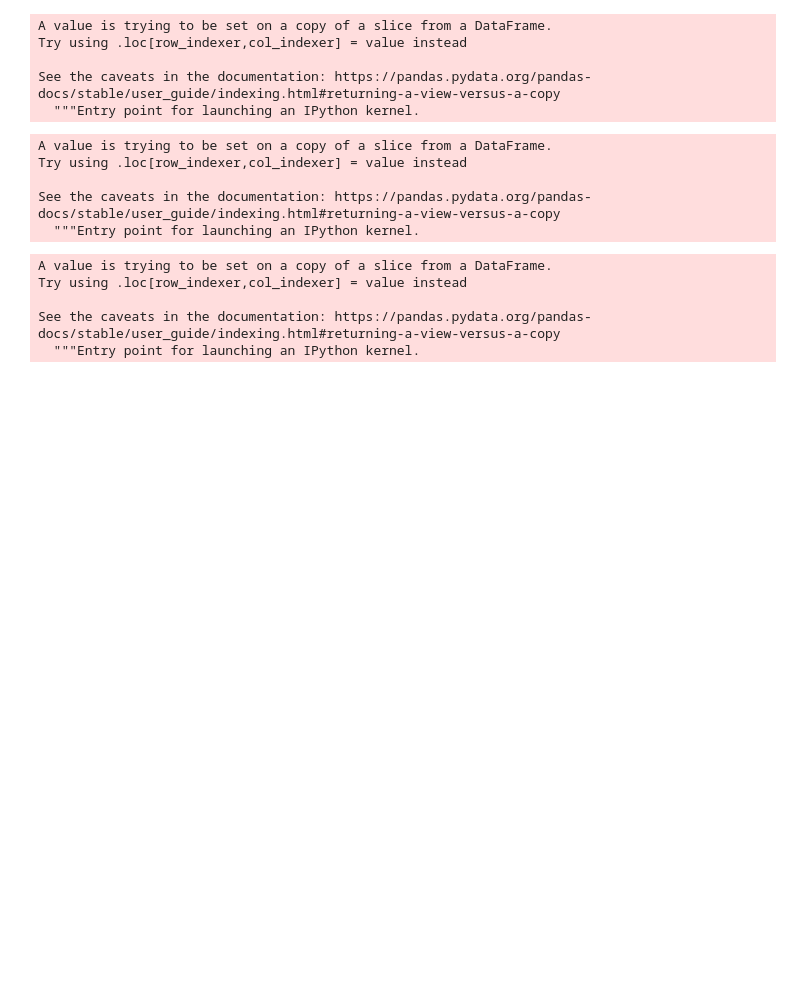
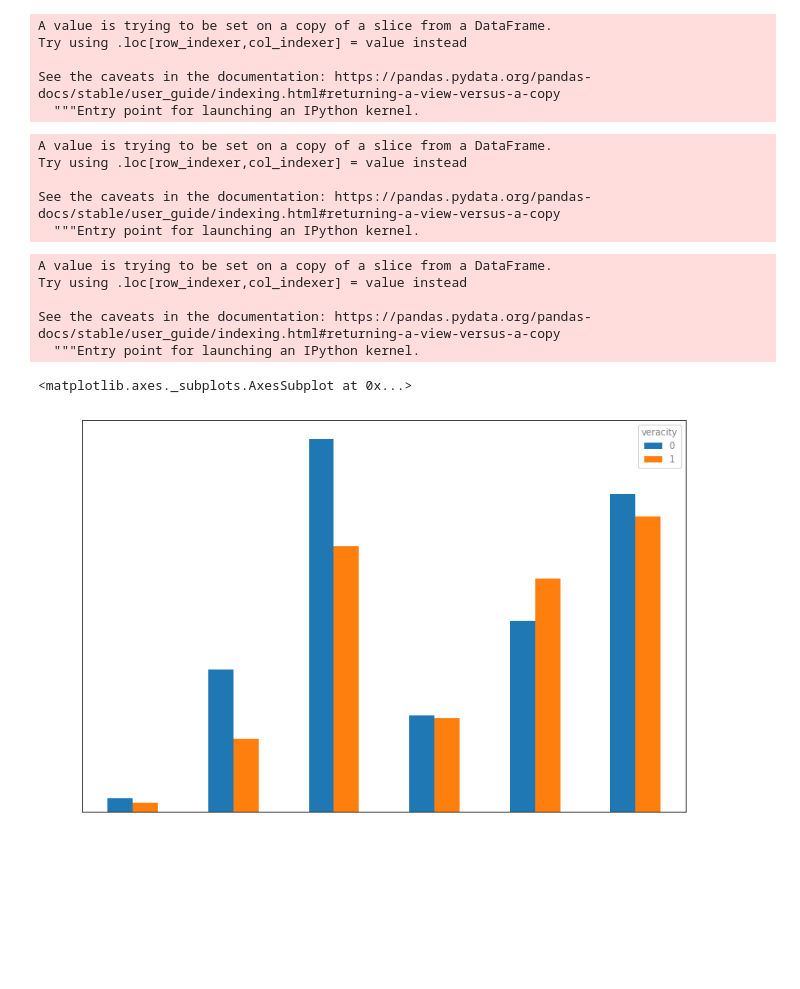
Before and after one commit to BraianVicente/7506-real_or_not, a Jupyter notebook: src/twitter/NLP With Tweets - TP1 - Analisis Exploratorio - Lenguaje.ipynb, the cells around one changed output. Cells and saved outputs as stored; diff of their text form; code cells hidden in the pictures; blank space fills up the shorter version.

```diff
--- a/src/twitter/NLP With Tweets - TP1 - Analisis Exploratorio - Lenguaje.ipynb
+++ b/src/twitter/NLP With Tweets - TP1 - Analisis Exploratorio - Lenguaje.ipynb
@@ -617,6 +620,26 @@ Try using .loc[row_indexer,col_indexer] = value instead
 
 See the caveats in the documentation: https://pandas.pydata.org/pandas-docs/stable/user_guide/indexing.html#returning-a-view-versus-a-copy
   """Entry point for launching an IPython kernel.
+# %%
+sum_of_columns = en_tweets_with_keyword.groupby(['veracity']).\
+agg({'all_reference':['sum'],
+     'arroba':['sum'],
+     'contains_keyword':['sum'],
+     'hashtag':['sum'],
+     'link':['sum'],
+     'any_reference':['sum']
+    })
+# %%
+level0 = sum_of_columns.columns.get_level_values(0)
+# %%
+level1 = sum_of_columns.columns.get_level_values(1)
+# %%
+sum_of_columns.columns = level1 + '_' + level0
+# %%
+sum_of_columns.T.plot(kind='bar',title='',linewidth=1,figsize=(12,8),fontsize=14)
+# %% [output]
+<matplotlib.axes._subplots.AxesSubplot at 0x...>
+[figure, added]
 # %%
 en_tweets_with_keyword.info()
 # %% [output]
```
Also changed, not shown: parts of 95 cells of this notebook.
